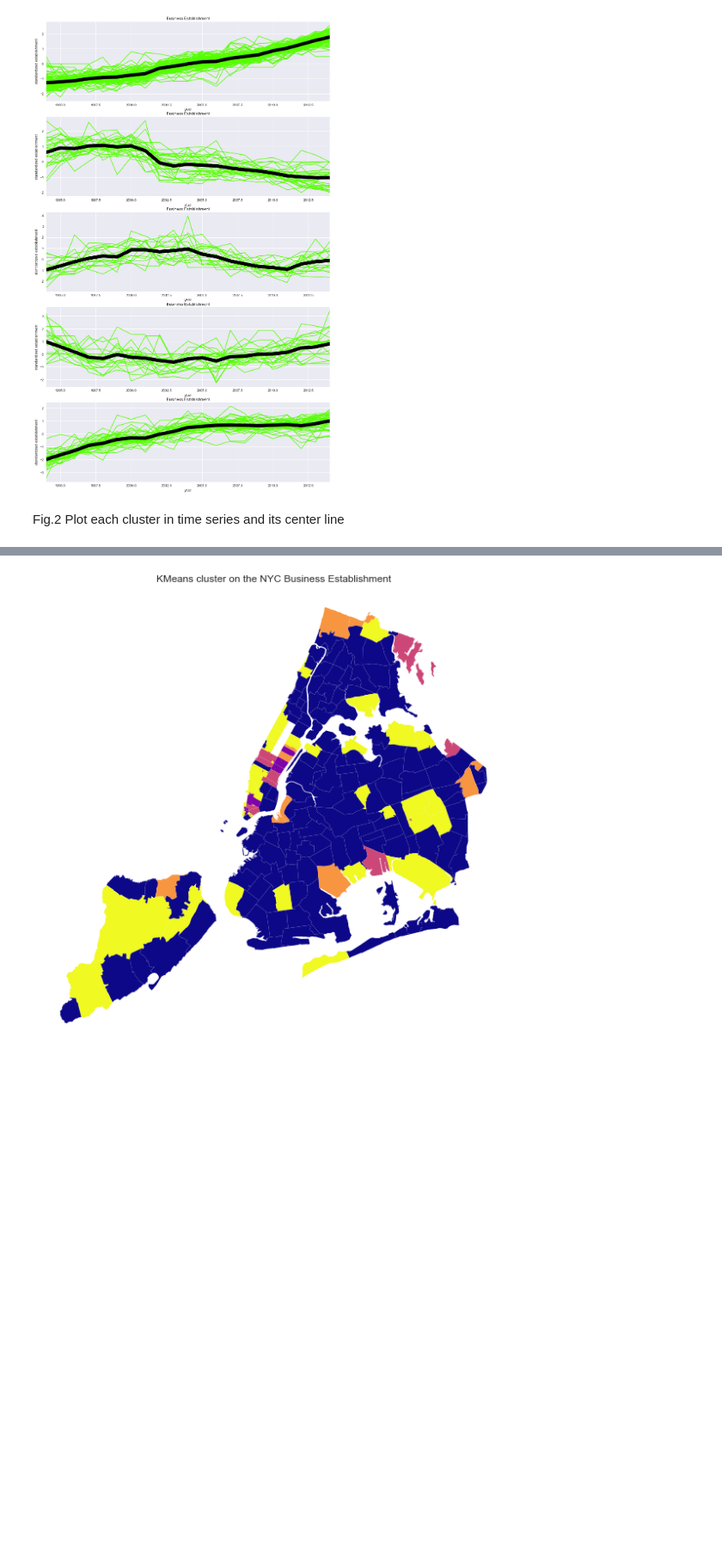
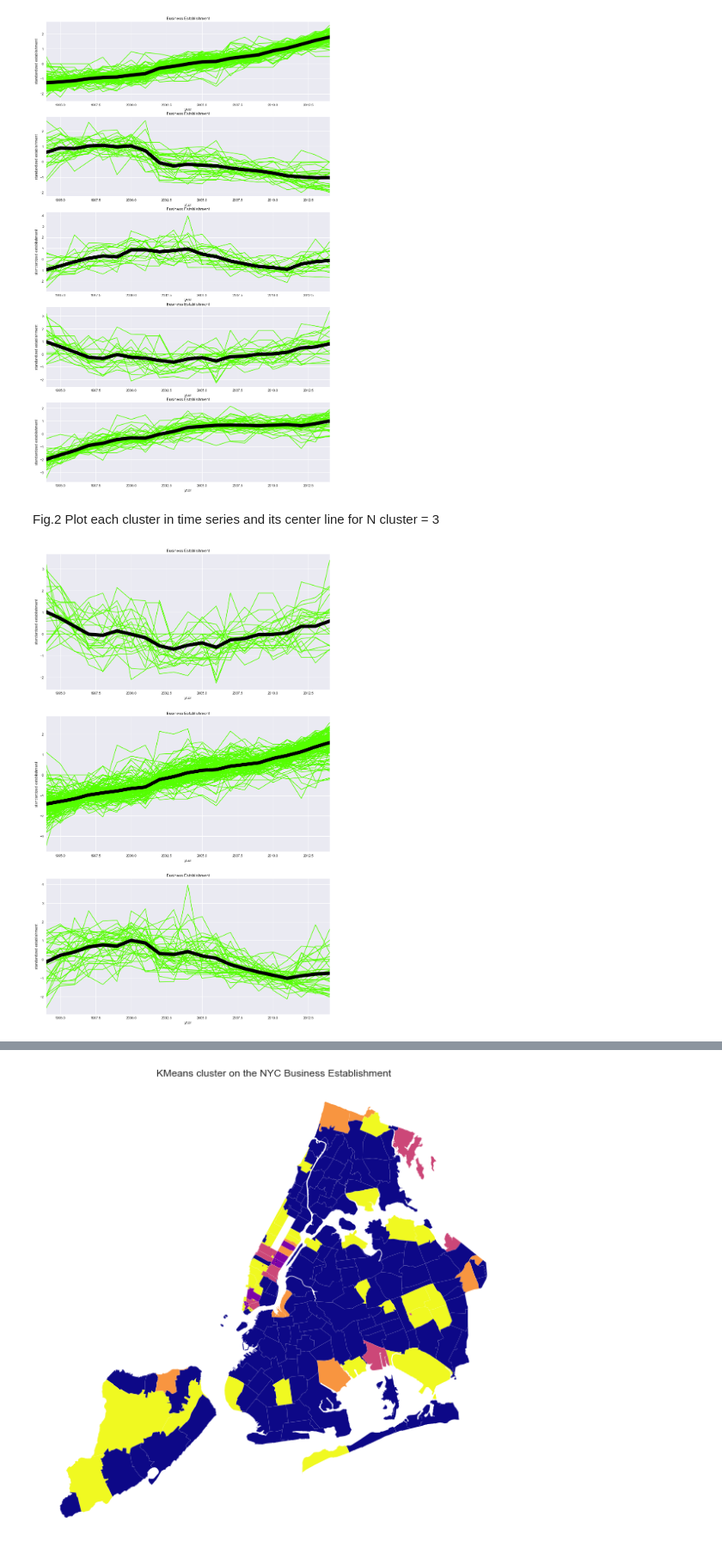
Before and after one commit to hcpenguin/PUI2017_ch3183_backup, a Jupyter notebook: HW11_ch3183/HW11_ch3183_Assignment1.ipynb, the cells around one changed output, grey strips where cells are left out. Shown at 86% size. Drawn from its saved outputs; the diff is of its cells as text; code cells hidden in the pictures; blank space fills up the shorter version.

```diff
--- a/HW11_ch3183/HW11_ch3183_Assignment1.ipynb
+++ b/HW11_ch3183/HW11_ch3183_Assignment1.ipynb
@@ -236,6 +220,8 @@ df_pivot_std.shape
 (245, 21)
 # %%
 KMeanCluster = KMeans(n_clusters=5, random_state=2017).fit(df_pivot_std)
+KMeanCluster1 = KMeans(n_clusters=3, random_state=2017).fit(df_pivot_std)
+KMeanCluster2 = KMeans(n_clusters=7, random_state=2017).fit(df_pivot_std)
 # %%
 cmap = plt.cm.prism(np.linspace(0,1,5))
 plt.figure(figsize=(10,8))
@@ -272,4 +258,22 @@ for M in range(0,5):
 # %% [output]
 [figure]
 # %% [markdown]
-Fig.2 Plot each cluster in time series and its center line
+Fig.2 Plot each cluster in time series and its center line for N cluster = 3
+# %%
+#plot the each cluster separately
+plt.figure(figsize=(15, 25))
+
+for M in range(0,3):
+    plt.subplot(310+M+1)
+
+    for i in range(len(df_pivot_std)):
+        if(KMeanCluster1.labels_[i]==M):
+            plt.plot(range(1994,2015), df_pivot_std.iloc[i,:], color=cmap[c][:3])
+
+    plt.plot(range(1994,2015), KMeanCluster1.cluster_centers_[M], color="black", linewidth=10)
+    plt.title("Business Establishment")
+    plt.ylabel("standardized establishment")
+    plt.xlabel("year")
+    plt.xlim(1994,2014)
+# %% [output]
+[figure, added]
```
Also changed, not shown: parts of 7 cells of this notebook.
